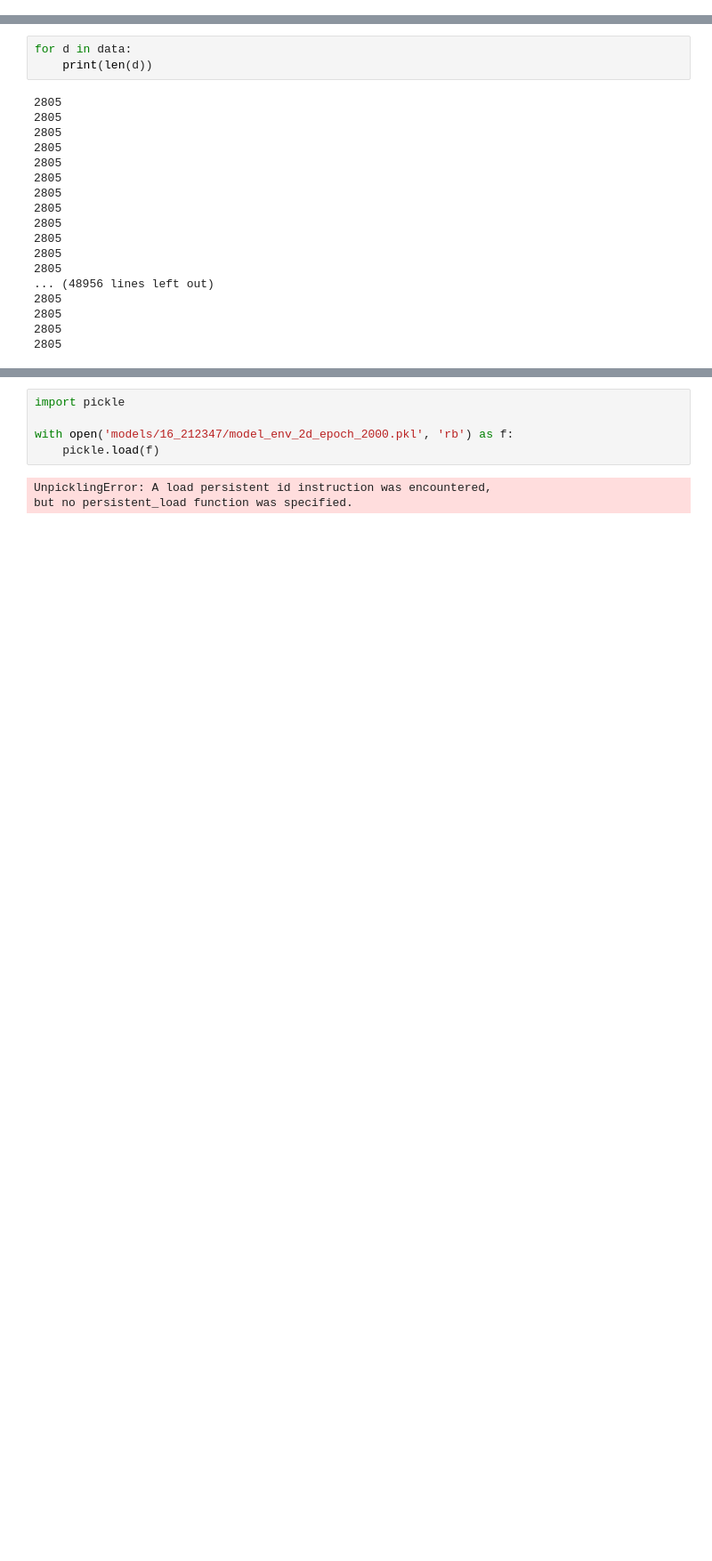
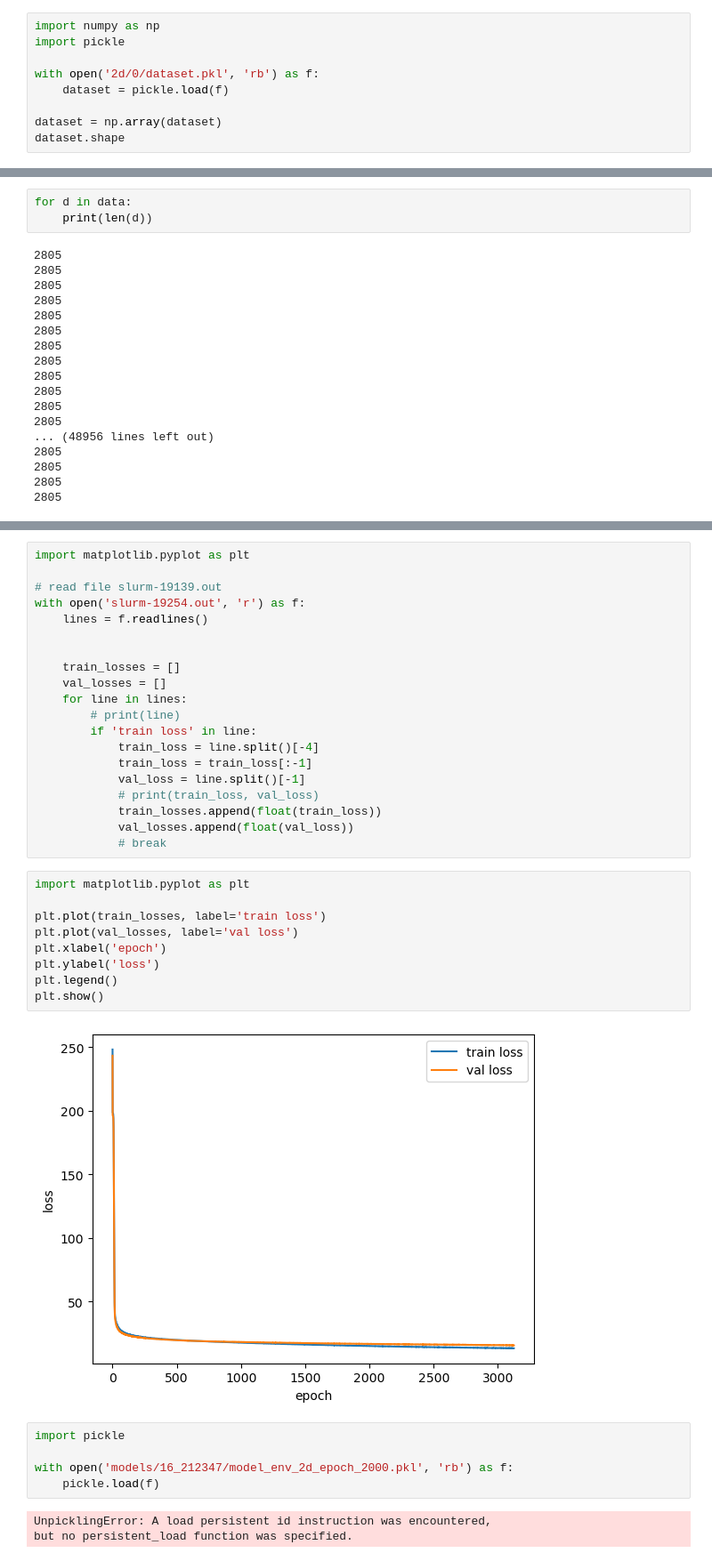
Before and after one commit to pranav212000/CS593_rob_project, a Jupyter notebook: temp.ipynb, the cells around one changed output, grey strips where cells are left out. Shown at 89% size. Drawn from its saved outputs; the diff is of its cells as text; blank space fills up the shorter version.

```diff
--- a/temp.ipynb
+++ b/temp.ipynb
@@ -447,3 +447,12 @@ env_indices.shape (100037,)
 data = load_train_dataset(2)
 # %% [output]
 Data loaded successfully
+# %%
+import numpy as np
+import pickle
+
+with open('2d/0/dataset.pkl', 'rb') as f:
+    dataset = pickle.load(f)
+
+dataset = np.array(dataset)
+dataset.shape
@@ -520,3 +482,34 @@ with open('slurm-19139.out', 'r') as f:
+# %%
+import matplotlib.pyplot as plt
+
+# read file slurm-19139.out
+with open('slurm-19254.out', 'r') as f:
+    lines = f.readlines()
+
+
+    train_losses = []
+    val_losses = []
+    for line in lines:
+        # print(line)
+        if 'train loss' in line:
+            train_loss = line.split()[-4]
+            train_loss = train_loss[:-1]
+            val_loss = line.split()[-1]
+            # print(train_loss, val_loss)
+            train_losses.append(float(train_loss))
+            val_losses.append(float(val_loss))
+            # break
+# %%
+import matplotlib.pyplot as plt
+
+plt.plot(train_losses, label='train loss')
+plt.plot(val_losses, label='val loss')
+plt.xlabel('epoch')
+plt.ylabel('loss')
+plt.legend()
+plt.show()
+# %% [output]
+[figure, added]
 # %%
 import pickle
 
```
Also changed, not shown: parts of 3 cells of this notebook, 2 other files.
